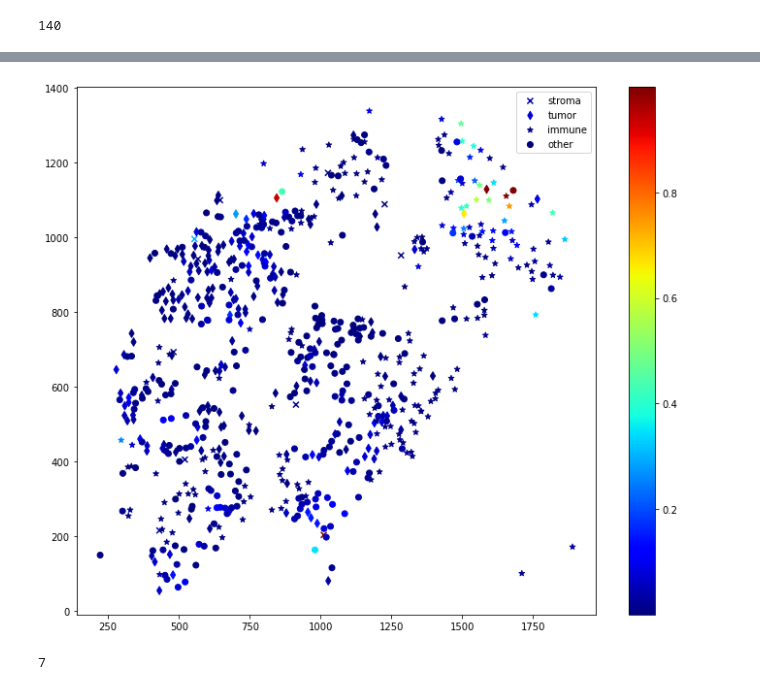
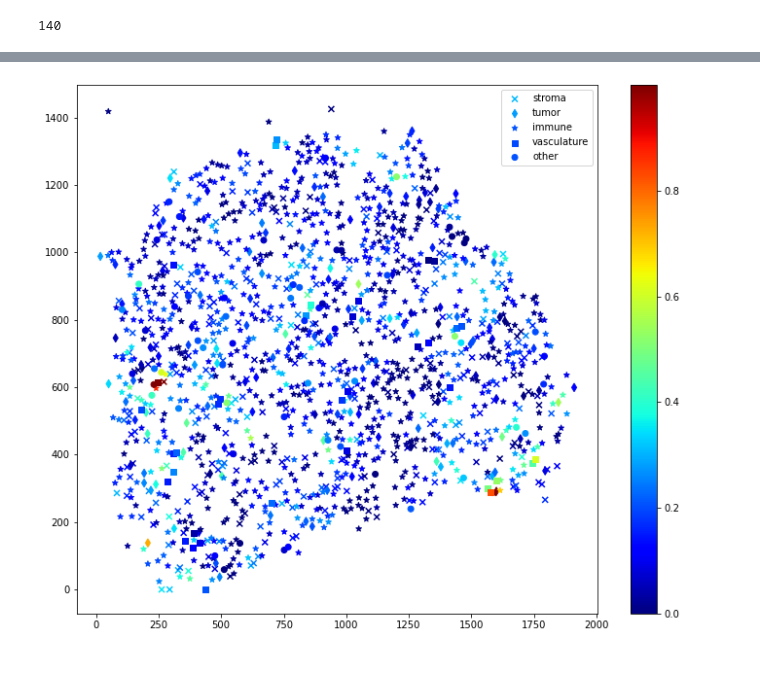
Before and after one commit to jeliason/bioinf593_final_project, a Jupyter notebook: importance_score_analysis.ipynb, the cells around one changed output, grey strips where cells are left out. Drawn from its saved outputs; the diff is of its cells as text; code cells hidden in the pictures.

```diff
--- a/importance_score_analysis.ipynb
+++ b/importance_score_analysis.ipynb
@@ -13,4 +17,4 @@ len(scores_labels)
 # %% [output]
 140
 # %%
-scl = scores_labels[6] # look at dataframe for first graph
+scl = scores_per_graph[6] # look at dataframe for first graph
@@ -86,16 +86,17 @@ array(['granulocytes', 'vasculature', 'CD4+ T cells CD45RO+',
 # %%
-coarse_map = {
+coarse_map_inv = {
     'stroma': ['stroma'],
     'tumor': ['tumor cells'],
     'immune': ['granulocytes','CD4+ T cells CD45RO+','CD68+CD163+ macrophages',
               'plasma cells', 'CD8+ T cells', 'Tregs', 'CD4+ T cells',
               'CD11c+ DCs', 'B cells', 'CD11b+CD68+ macrophages',
               'immune cells', 'NK cells','CD68+ macrophages GzmB+', 'CD68+ macrophages',
-              'CD11b+ monocytes', 'CD4+ T cells GATA3+', 'CD163+ macrophages','CD3+ T cells']
+              'CD11b+ monocytes', 'CD4+ T cells GATA3+', 'CD163+ macrophages','CD3+ T cells'],
+    'vasculature':['vasculature']
 }
 # %%
-new_dic = {}
-for k,v in coarse_map.items():
+coarse_map = {}
+for k,v in coarse_map_inv.items():
     for x in v:
-        new_dic[x] = k
+        coarse_map[x] = k
 # %%
@@ -133,20 +131,20 @@ scl.head()
 # %%
-scl['coarse_type'] = scl['cell_type'].map(new_dic).fillna('other')
+scl['coarse_type'] = scl['cell_type'].map(coarse_map).fillna('other')
 # %%
 fig, ax = plt.subplots(figsize=(12,10))
 
-mkr_dict = {'stroma': 'x', 'tumor': 'd', 'immune': '*', 'other':'o'}
+mkr_dict = {'stroma': 'x', 'tumor': 'd', 'immune': '*','vasculature':'s', 'other':'o'}
 for k,v in mkr_dict.items():
     d = scl[scl.coarse_type==k]
     ax.scatter(d.X, d.Y,
-                c = d.score_campp,
+                c = d.campp_median,
                 marker = v,label=k,
               cmap = 'jet')
 ax.legend()
-norm = plt.Normalize(np.min(scl.score_campp), np.max(scl.score_campp))
+norm = plt.Normalize(np.min(scl.campp_median), np.max(scl.campp_median))
 sm = plt.cm.ScalarMappable(cmap='jet', norm=norm)
 sm.set_array([])
 ax.figure.colorbar(sm)
 plt.show()
 # %% [output]
-[figure, old version]
+[figure, new version]
@@ -156,4 +150,0 @@ mismatch = [scl for scl in scores_labels if scl.attrs['stage'] != scl.attrs['pre
-# %%
-len(mismatch)
-# %% [output]
-7
```
Also changed, not shown: parts of 16 cells of this notebook.
